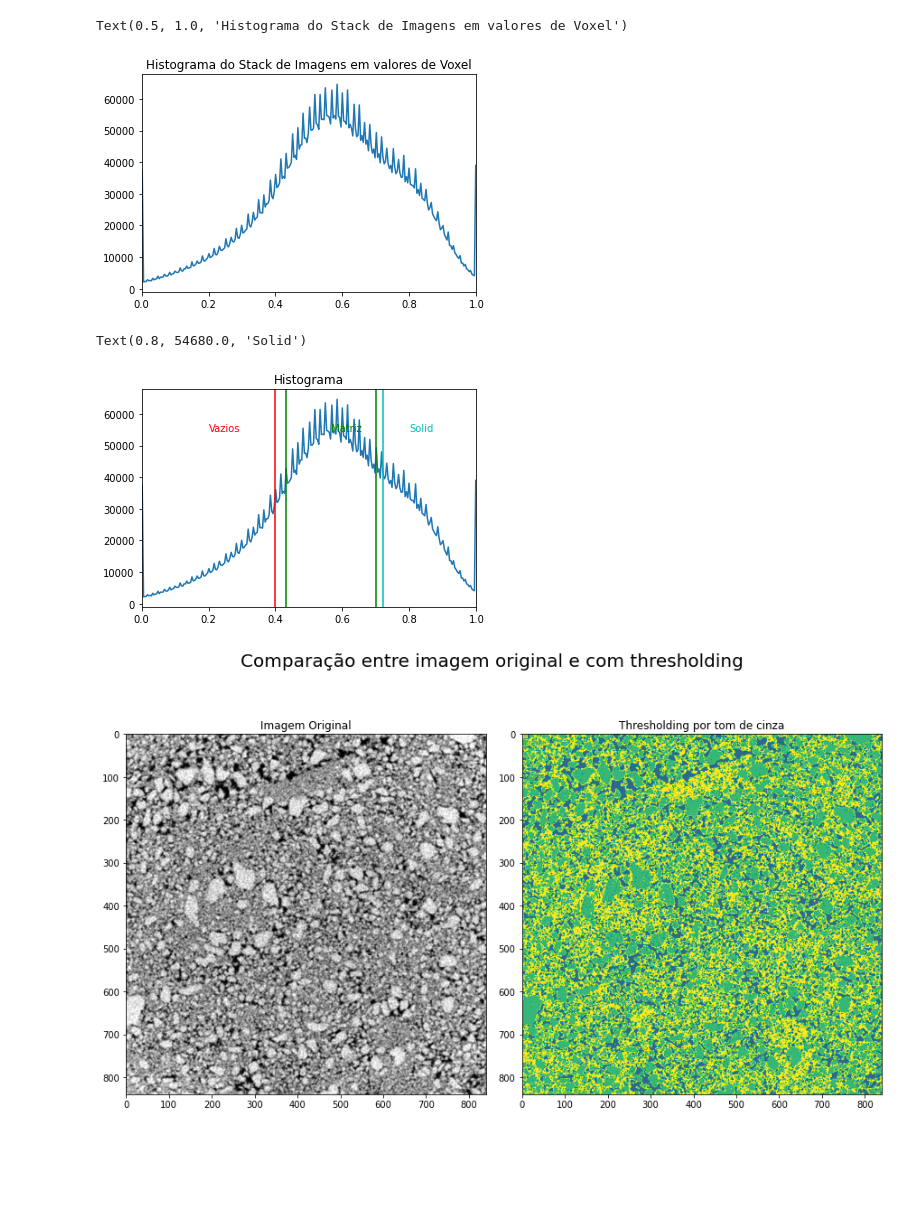
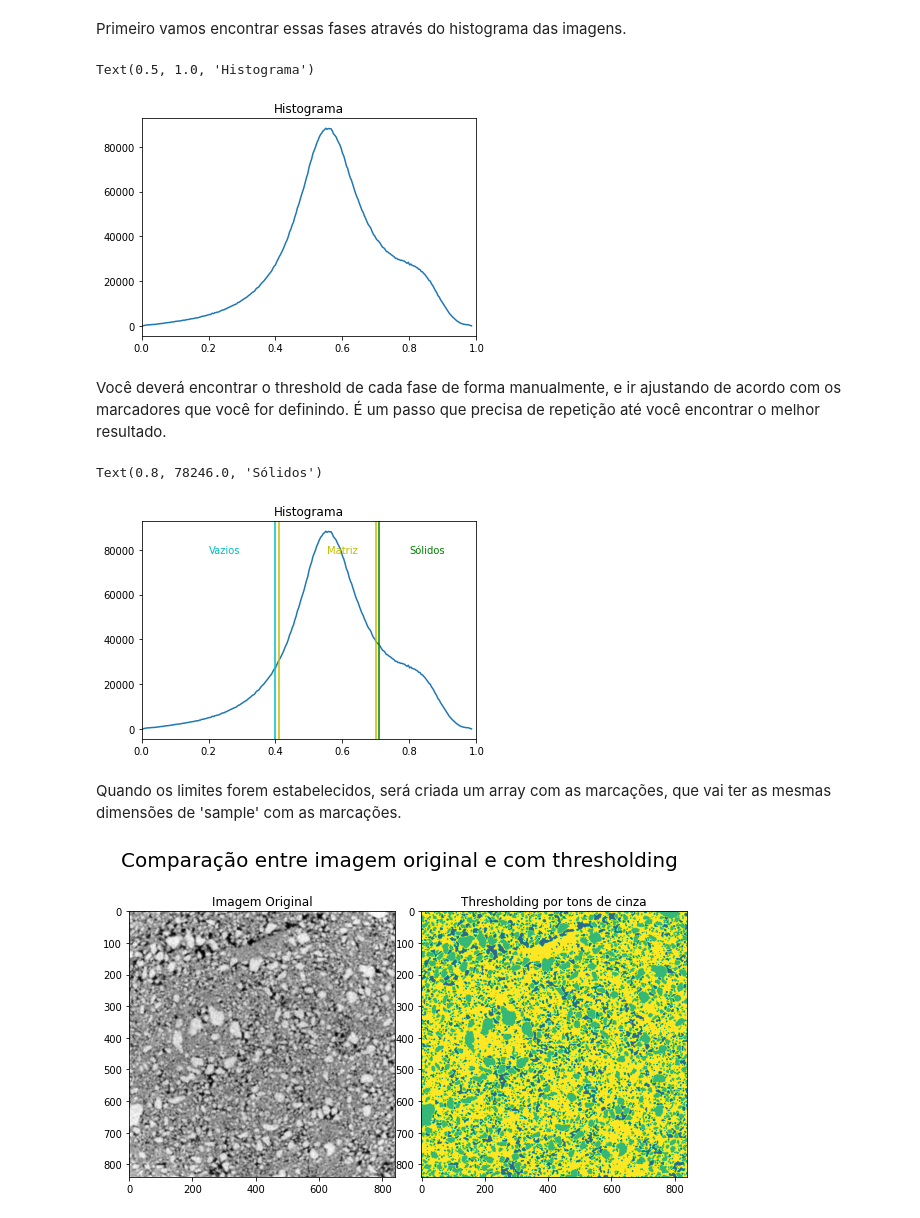
Before and after one commit to cbmoliveira/Imagem, a Jupyter notebook: Análise_de_Imagens.ipynb, the cells around one changed output. Drawn from its saved outputs; the diff is of its cells as text; code cells hidden in the pictures; blank space fills up the shorter version.

```diff
--- a/Análise_de_Imagens.ipynb
+++ b/Análise_de_Imagens.ipynb
@@ -50,0 +74,7 @@ plt.show()
+# %%
+from skimage import restoration
+
+#filtro bilateral para retirar o ruído 'sal e pimenta'das imagens
+bilateral = restoration.denoise_bilateral(sample, multichannel=True)
+#filtro baseado no algoritmo de Rudin, Fatemi e Osher, proposto por Chambolle
+tv = restoration.denoise_tv_chambolle(sample,weight=0.2)
@@ -50,0 +97,3 @@ plt.show()
+# %%
+#Atualização da Array para sem ruídos
+sample = tv
@@ -51,50 +104,58 @@ plt.show()
+# %% [markdown]
+Primeiro vamos encontrar essas fases através do histograma das imagens.
 # %%
 #Histograma das imagens, para que os valores sejam tomados
 from skimage import exposure
-histo=exposure.histogram(sample)
+histo=exposure.histogram(sample) # Retorna o histograma da imagem
+#plotagem do histograma
 plt.plot(histo[1], histo[0], label='data')
 plt.xlim(0,1)
-plt.title('Histograma do Stack de Imagens em valores de Voxel')
+plt.title('Histograma')
 # %% [output]
-Text(0.5, 1.0, 'Histograma do Stack de Imagens em valores de Voxel')
+Text(0.5, 1.0, 'Histograma')
-[figure, old version]
+[figure, new version]
+# %% [markdown]
+Você deverá encontrar o threshold de cada fase de forma manualmente, e ir ajustando de acordo com os marcadores que você for definindo. É um passo que precisa de repetição até você encontrar o melhor resultado.
 # %%
 #Marcar as áreas de interesse
 void=0.4
-matrixmin=0.43
+matrixmin=0.41
 matrixmax=0.7
-solid=0.72
+solid=0.71
 
 #Histograma
 from skimage import exposure
-histo = exposure.histogram(sample)
+histo = exposure.histogram(sample) #plot o histograma de acordo com a imagem
 plt.plot(histo[1], histo[0], label='data')
 plt.xlim(0, 1)
 plt.title('Histograma')
-plt.axvline(void, color='r', ls='-')
-plt.axvline(matrixmin, color='g', ls='-')
-plt.axvline(matrixmax, color='g', ls='-')
-plt.axvline(solid, color='c', ls='-')
-plt.text(void/2, np.max(histo)-10000, 'Vazios', color='r')
-plt.text((matrixmin+matrixmax)/2, np.max(histo)-10000, 'Matriz', color='g')
-plt.text(0.8, np.max(histo)-10000, 'Solid', color='c')
+plt.axvline(void, color='c', ls='-')
+plt.axvline(matrixmin, color='y', ls='-')
+plt.axvline(matrixmax, color='y', ls='-')
+plt.axvline(solid, color='g', ls='-')
+plt.text(void/2, np.max(histo)-10000, 'Vazios', color='c')
+plt.text((matrixmin+matrixmax)/2, np.max(histo)-10000, 'Matriz', color='y')
+plt.text(0.8, np.max(histo)-10000, 'Sólidos', color='g')
 # %% [output]
-Text(0.8, 54680.0, 'Solid')
+Text(0.8, 78246.0, 'Sólidos')
-[figure, old version]
+[figure, new version]
+# %% [markdown]
+Quando os limites forem estabelecidos, será criada um array com as marcações, que vai ter as mesmas dimensões de 'sample' com as marcações.
 # %%
 #Utilizando os marcadores na imagem
-markers = np.zeros(sample.shape, dtype=np.int8)
+markers = np.zeros(sample.shape, dtype=np.int8) #array zerada
 markers[sample < void] = 1 #vazios
 markers[np.logical_and(sample > matrixmin, sample < matrixmax)] = 3 #matriz
 markers[sample > solid] = 2 #solids
-#visualise the markers
-fig, axes = plt.subplots(ncols=2, figsize=(15, 15))
+
+#Visualização dos marcadores
+fig, axes = plt.subplots(ncols=2, figsize=(10, 10))
 ax0, ax1= axes
 ax0.imshow(sample[0], cmap='gray')
 ax0.set_title("Imagem Original")
 ax1.imshow(markers[0])
-ax1.set_title("Thresholding por tom de cinza")
+ax1.set_title("Thresholding por tons de cinza")
 fig.suptitle('Comparação entre imagem original e com thresholding', y=0.77, fontsize=20)
 plt.subplots_adjust(left=None, bottom=None, right=None, top=None, wspace=0.1, hspace=None)
 # %% [output]
-[figure, old version]
+[figure, new version]
```
Also changed, not shown: parts of 20 cells of this notebook.
